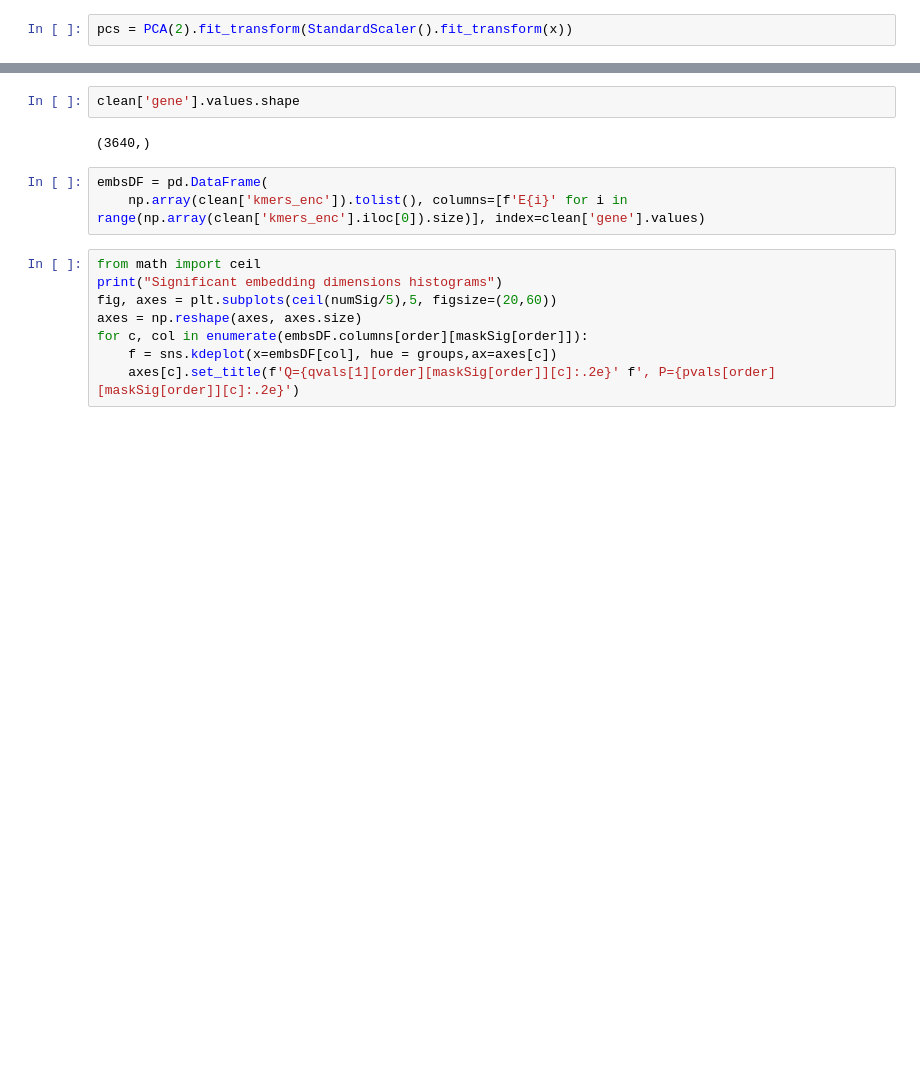
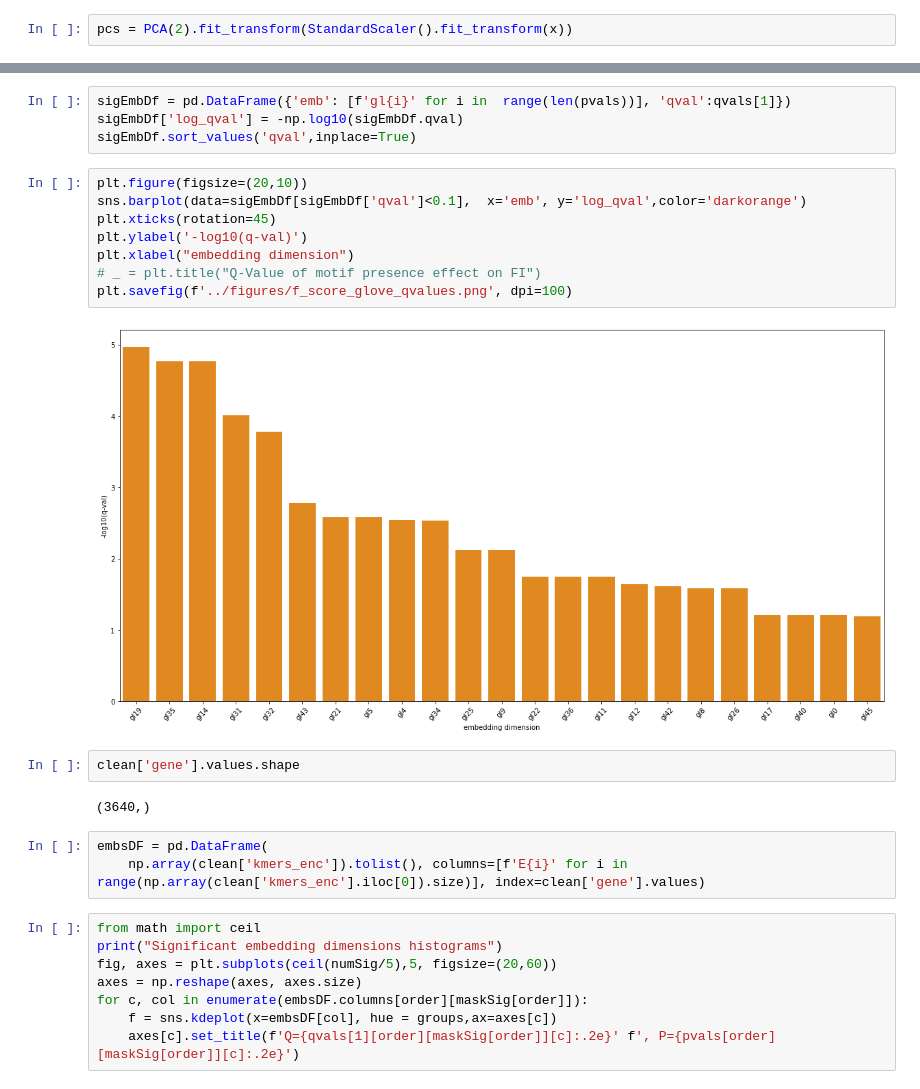
Before and after one commit to IBP-21-22/intbioproj, a Jupyter notebook: code/Analyze GLoVe features.ipynb, the cells around one changed output, grey strips where cells are left out. Drawn from its saved outputs; the diff is of its cells as text; blank space fills up the shorter version.

Commit message:
Added extra figures

```diff
--- a/code/Analyze GLoVe features.ipynb
+++ b/code/Analyze GLoVe features.ipynb
@@ -160,3 +178,17 @@ Significant # of embedding dimensions: 18
+# %%
+sigEmbDf = pd.DataFrame({'emb': [f'gl{i}' for i in  range(len(pvals))], 'qval':qvals[1]})
+sigEmbDf['log_qval'] = -np.log10(sigEmbDf.qval)
+sigEmbDf.sort_values('qval',inplace=True)
+# %%
+plt.figure(figsize=(20,10))
+sns.barplot(data=sigEmbDf[sigEmbDf['qval']<0.1],  x='emb', y='log_qval',color='darkorange')
+plt.xticks(rotation=45)
+plt.ylabel('-log10(q-val)')
+plt.xlabel("embedding dimension")
+# _ = plt.title("Q-Value of motif presence effect on FI")
+plt.savefig(f'../figures/f_score_glove_qvalues.png', dpi=100)
+# %% [output]
+[figure, added]
 # %%
 clean['gene'].values.shape
 # %% [output]
```
Also changed, not shown: parts of 22 cells of this notebook, 33 other files.
